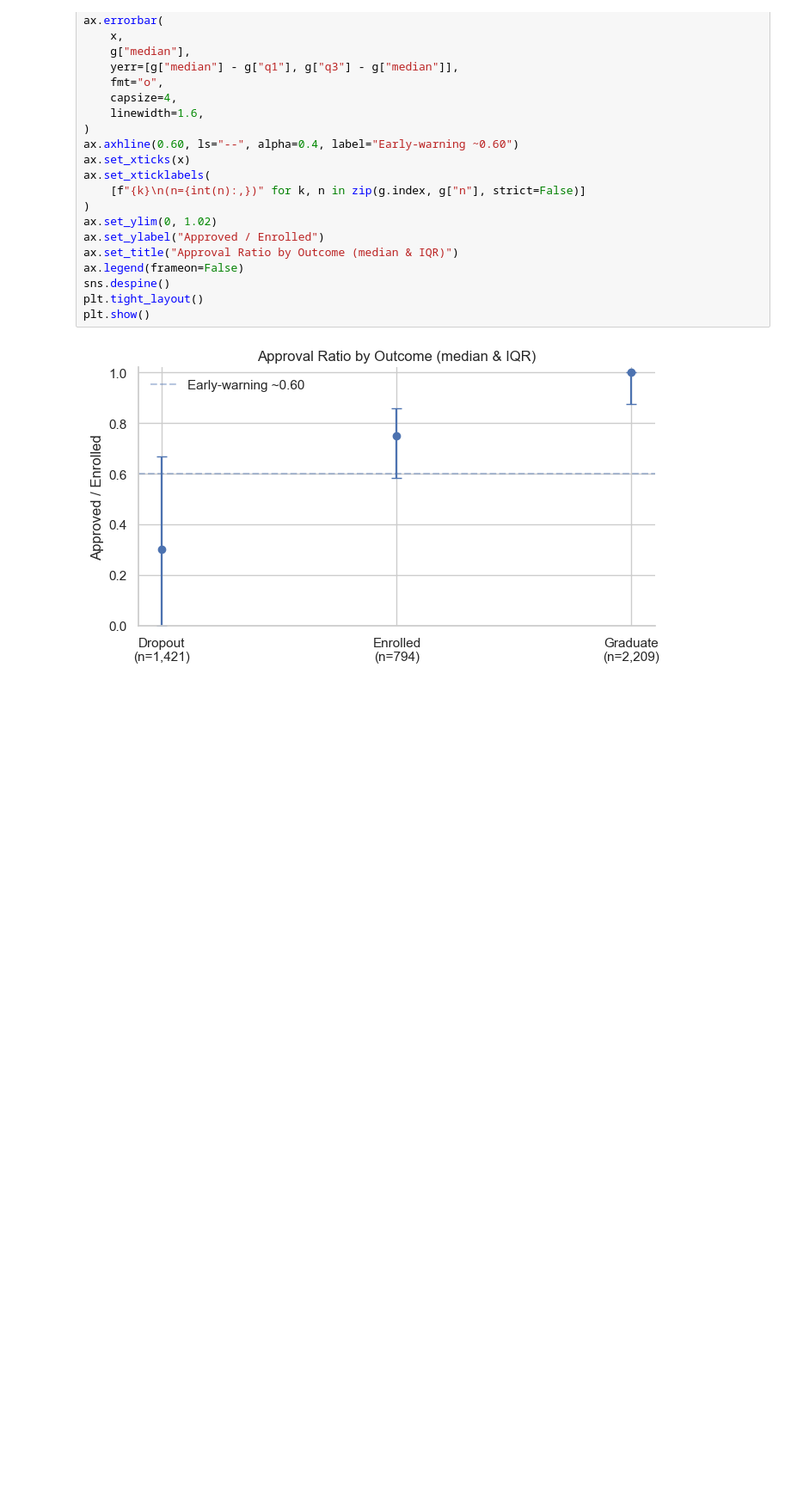
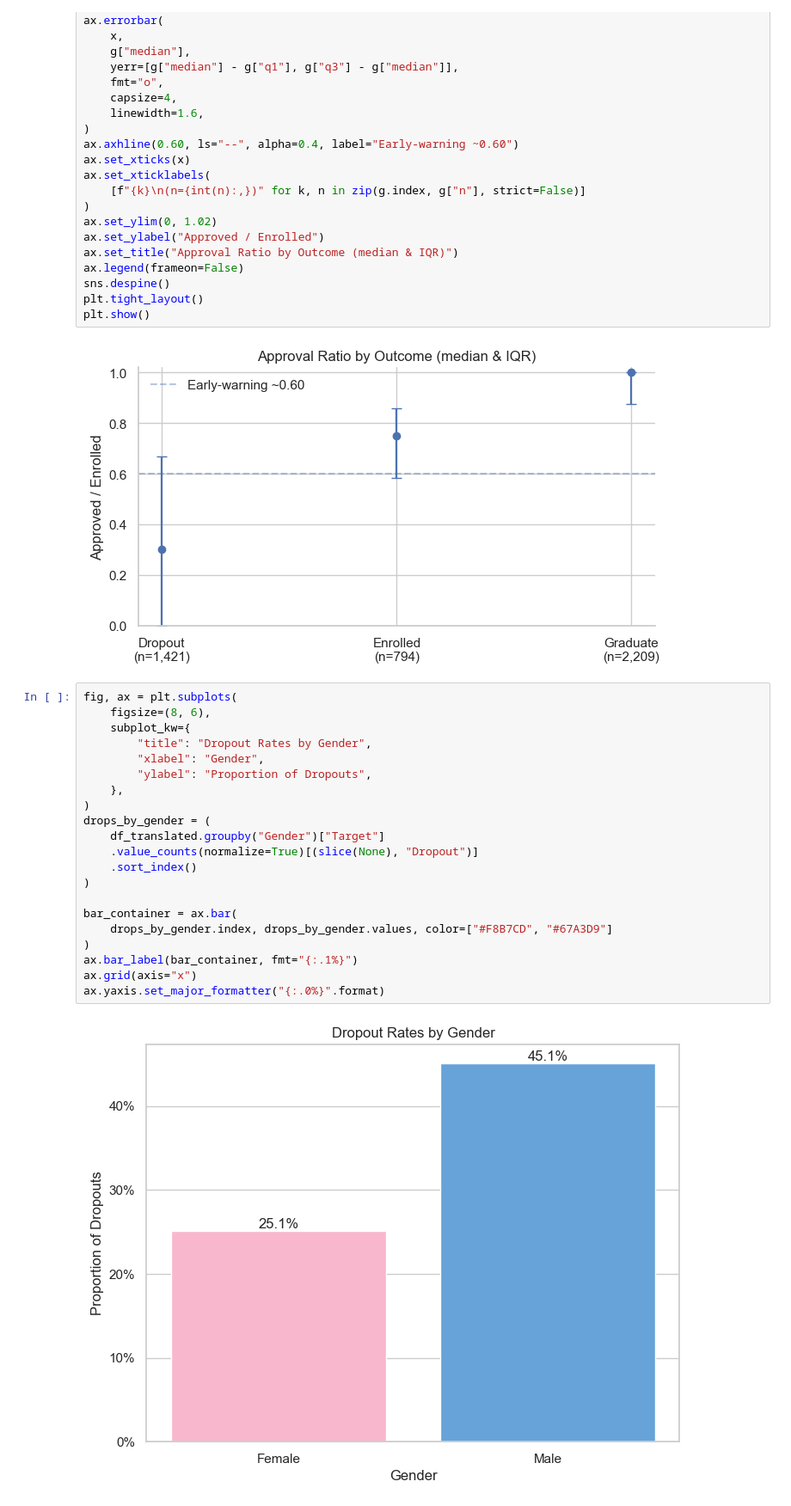
Before and after one commit to moshemoshe137/BDA-550, a Jupyter notebook: Module 4 Insights, Solution Development, and Innovation/Module 4 Final Project Assignment 3 – First Draft - Project Group.ipynb, the cells around one changed output. Shown: that part at 86% size. Saved outputs shown, nothing was run; the diff lists cells and outputs as text; blank space fills up the shorter version.

Commit message:
Add dropouts by gender

```diff
--- a/Module 4 Insights, Solution Development, and Innovation/Module 4 Final Project Assignment 3 – First Draft - Project Group.ipynb
+++ b/Module 4 Insights, Solution Development, and Innovation/Module 4 Final Project Assignment 3 – First Draft - Project Group.ipynb
@@ -162,3 +162,26 @@ plt.tight_layout()
 plt.show()
 # %% [output]
 [figure]
+# %%
+fig, ax = plt.subplots(
+    figsize=(8, 6),
+    subplot_kw={
+        "title": "Dropout Rates by Gender",
+        "xlabel": "Gender",
+        "ylabel": "Proportion of Dropouts",
+    },
+)
+drops_by_gender = (
+    df_translated.groupby("Gender")["Target"]
+    .value_counts(normalize=True)[(slice(None), "Dropout")]
+    .sort_index()
+)
+
+bar_container = ax.bar(
+    drops_by_gender.index, drops_by_gender.values, color=["#F8B7CD", "#67A3D9"]
+)
+ax.bar_label(bar_container, fmt="{:.1%}")
+ax.grid(axis="x")
+ax.yaxis.set_major_formatter("{:.0%}".format)
+# %% [output]
+[figure, added]
```
